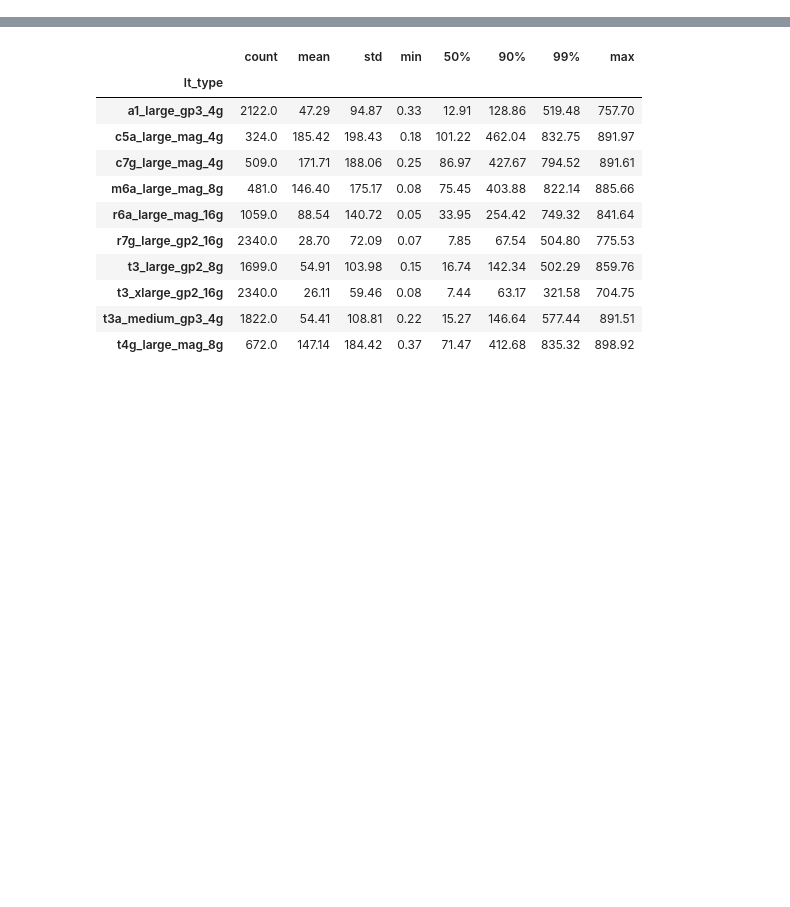
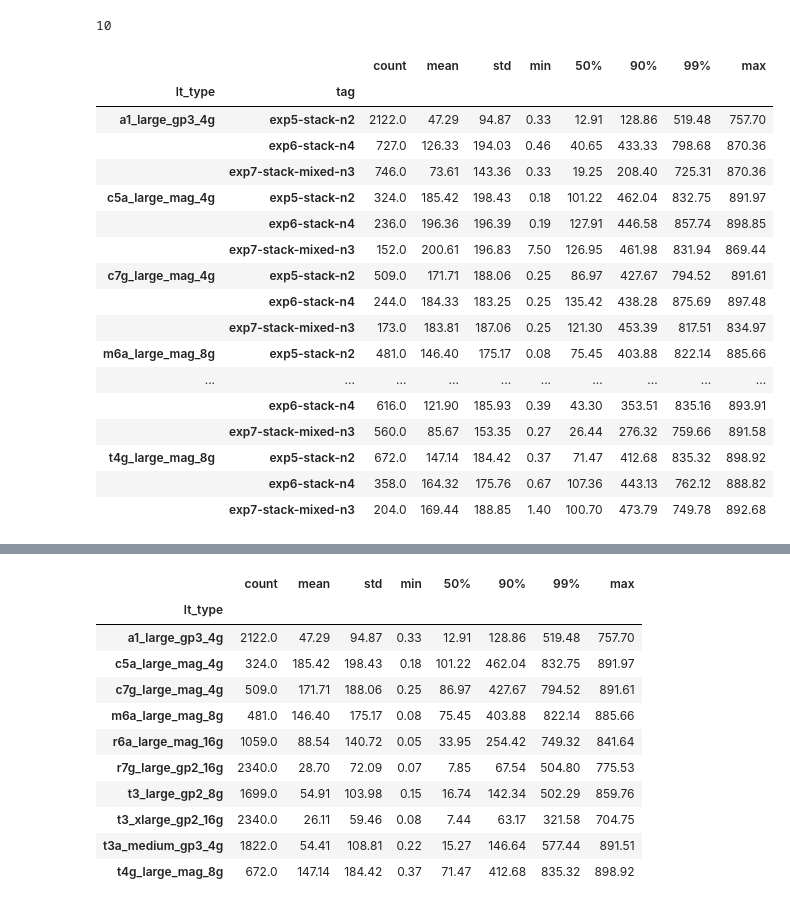
Before and after one commit to parimarjan/LatencyCollector, a Jupyter notebook: Notebooks/Checking-RT-Logs-MultipleInstances.ipynb, the cells around one changed output, grey strips where cells are left out. Cells and saved outputs as stored; diff of their text form; code cells hidden in the pictures; blank space fills up the shorter version.

```diff
--- a/Notebooks/Checking-RT-Logs-MultipleInstances.ipynb
+++ b/Notebooks/Checking-RT-Logs-MultipleInstances.ipynb
@@ -177,0 +182,24 @@ df.groupby(["lt_type"])["runtime"].describe(percentiles=[0.90, 0.99]).round(2)
+# %%
+print(len(df.groupby(["lt_type"])["runtime"].describe(percentiles=[0.90, 0.99])))
+df = df[df["query_dir"].str.contains("stack")]
+df.groupby(["lt_type", "tag"])["runtime"].describe(percentiles=[0.90, 0.99]).round(2)
+# %% [output]
+10
+|  |  | count | mean | std | min | 50% | 90% | 99% | max |
+| lt_type | tag |  |  |  |  |  |  |  |  |
+| a1_large_gp3_4g | exp5-stack-n2 | 2122.0 | 47.29 | 94.87 | 0.33 | 12.91 | 128.86 | 519.48 | 757.70 |
+|  | exp6-stack-n4 | 727.0 | 126.33 | 194.03 | 0.46 | 40.65 | 433.33 | 798.68 | 870.36 |
+|  | exp7-stack-mixed-n3 | 746.0 | 73.61 | 143.36 | 0.33 | 19.25 | 208.40 | 725.31 | 870.36 |
+| c5a_large_mag_4g | exp5-stack-n2 | 324.0 | 185.42 | 198.43 | 0.18 | 101.22 | 462.04 | 832.75 | 891.97 |
+|  | exp6-stack-n4 | 236.0 | 196.36 | 196.39 | 0.19 | 127.91 | 446.58 | 857.74 | 898.85 |
+|  | exp7-stack-mixed-n3 | 152.0 | 200.61 | 196.83 | 7.50 | 126.95 | 461.98 | 831.94 | 869.44 |
+| c7g_large_mag_4g | exp5-stack-n2 | 509.0 | 171.71 | 188.06 | 0.25 | 86.97 | 427.67 | 794.52 | 891.61 |
+|  | exp6-stack-n4 | 244.0 | 184.33 | 183.25 | 0.25 | 135.42 | 438.28 | 875.69 | 897.48 |
+|  | exp7-stack-mixed-n3 | 173.0 | 183.81 | 187.06 | 0.25 | 121.30 | 453.39 | 817.51 | 834.97 |
+| m6a_large_mag_8g | exp5-stack-n2 | 481.0 | 146.40 | 175.17 | 0.08 | 75.45 | 403.88 | 822.14 | 885.66 |
+| ... | ... | ... | ... | ... | ... | ... | ... | ... | ... |
+|  | exp6-stack-n4 | 616.0 | 121.90 | 185.93 | 0.39 | 43.30 | 353.51 | 835.16 | 893.91 |
+|  | exp7-stack-mixed-n3 | 560.0 | 85.67 | 153.35 | 0.27 | 26.44 | 276.32 | 759.66 | 891.58 |
+| t4g_large_mag_8g | exp5-stack-n2 | 672.0 | 147.14 | 184.42 | 0.37 | 71.47 | 412.68 | 835.32 | 898.92 |
+|  | exp6-stack-n4 | 358.0 | 164.32 | 175.76 | 0.67 | 107.36 | 443.13 | 762.12 | 888.82 |
+|  | exp7-stack-mixed-n3 | 204.0 | 169.44 | 188.85 | 1.40 | 100.70 | 473.79 | 749.78 | 892.68 |
```
Also changed, not shown: parts of 7 cells of this notebook, 2 other files.
